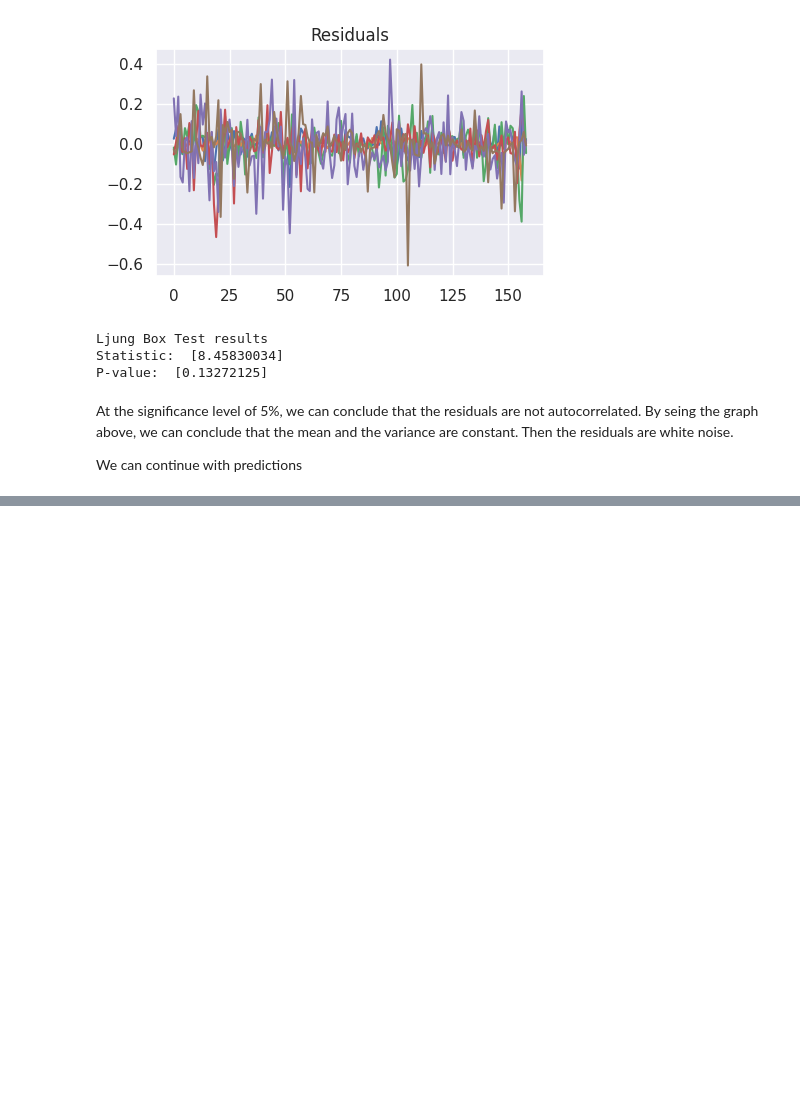
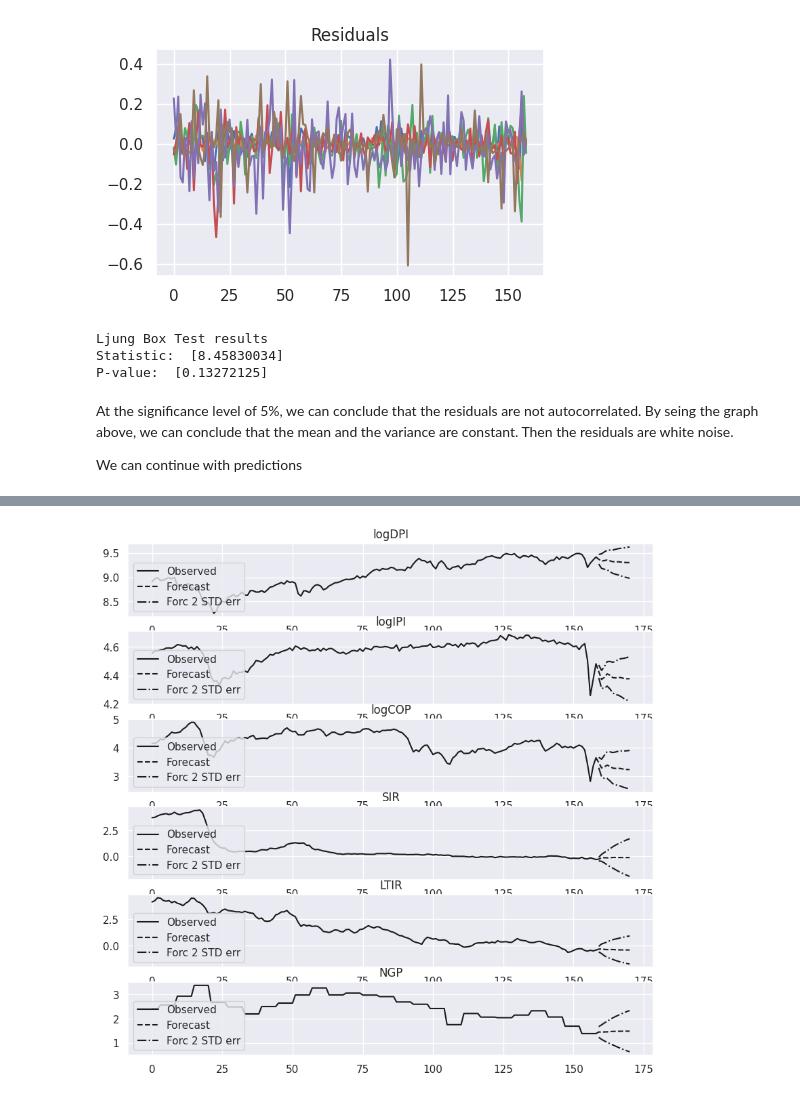
Before and after one commit to flokoafon/WQU_project, a Jupyter notebook: WQU_project.ipynb, the cells around one changed output, grey strips where cells are left out. Drawn from its saved outputs; the diff is of its cells as text; code cells hidden in the pictures; blank space fills up the shorter version.

```diff
--- a/WQU_project.ipynb
+++ b/WQU_project.ipynb
@@ -765,0 +841,6 @@ model_fitted.plot_forecast(175)
+# %%
+# Graph of observed and forcast series
+register_matplotlib_converters()
+model_fitted.plot_forecast(12)
+# %% [output]
+[figure, added]
```
Also changed, not shown: parts of 37 cells of this notebook.
